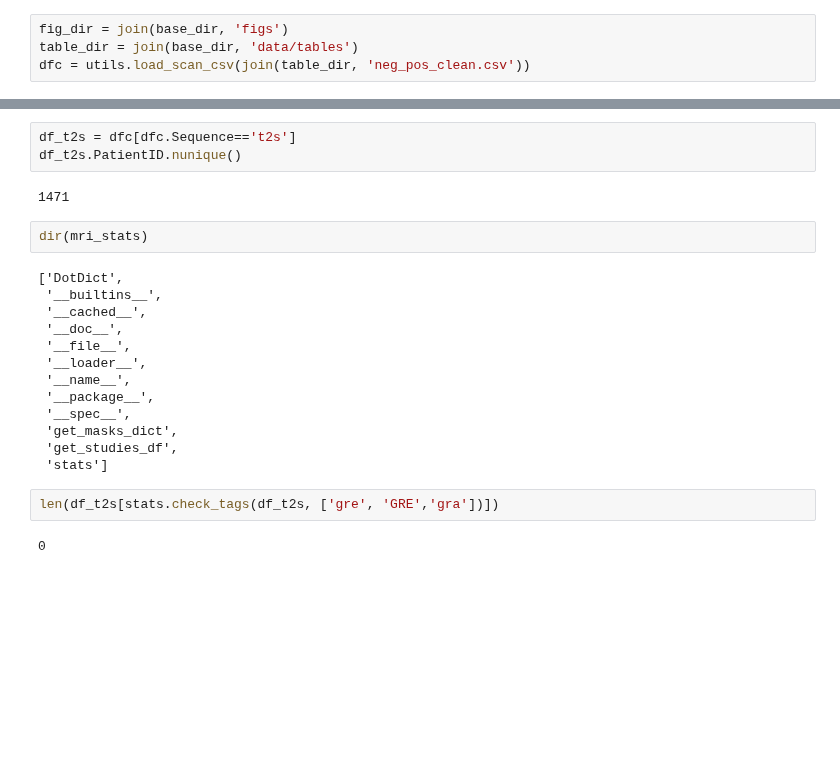
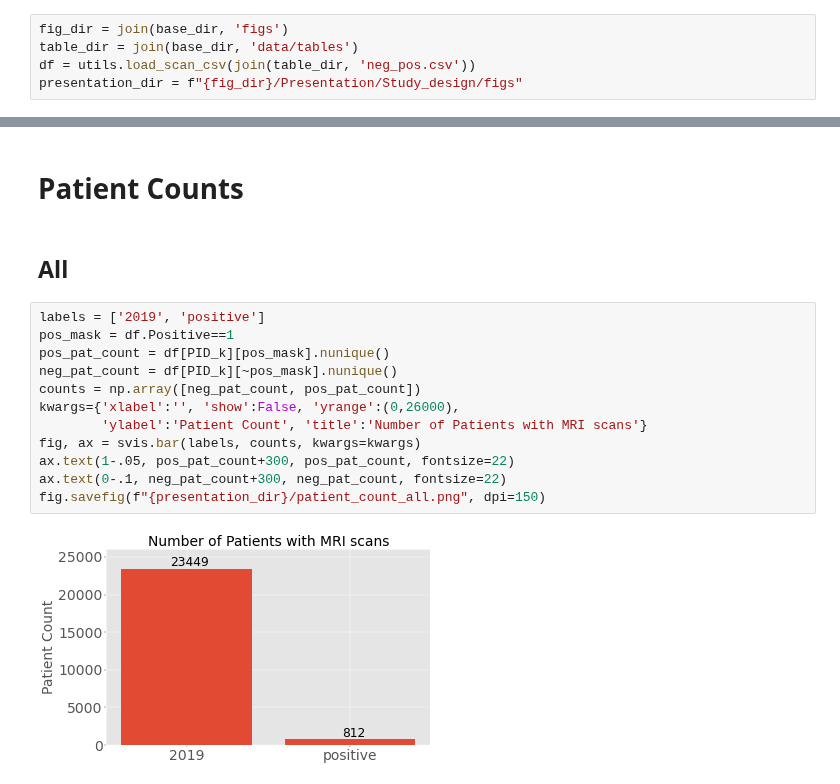
Before and after one commit to Kiril94/Thesis, a Jupyter notebook: Cobra/cobra/ds_notebooks/general_stats.ipynb, the cells around one changed output, grey strips where cells are left out. Drawn from its saved outputs; the diff is of its cells as text; blank space fills up the shorter version.

Commit message:
stats

```diff
--- a/Cobra/cobra/ds_notebooks/general_stats.ipynb
+++ b/Cobra/cobra/ds_notebooks/general_stats.ipynb
@@ -32,4 +47,5 @@ importlib.reload(utils)
 # %%
 fig_dir = join(base_dir, 'figs')
 table_dir = join(base_dir, 'data/tables')
-dfc = utils.load_scan_csv(join(table_dir, 'neg_pos_clean.csv'))
+df = utils.load_scan_csv(join(table_dir, 'neg_pos.csv'))
+presentation_dir = f"{fig_dir}/Presentation/Study_design/figs"
@@ -128,24 +52,18 @@ fig.savefig(join(fig_dir, 'basic_stats','year_month_studies'),dpi=100)
-# %%
-df_t2s = dfc[dfc.Sequence=='t2s']
-df_t2s.PatientID.nunique()
-# %% [output]
-1471
-# %%
-dir(mri_stats)
-# %% [output]
-['DotDict',
- '__builtins__',
- '__cached__',
- '__doc__',
- '__file__',
- '__loader__',
- '__name__',
- '__package__',
- '__spec__',
- 'get_masks_dict',
- 'get_studies_df',
- 'stats']
-# %%
-len(df_t2s[stats.check_tags(df_t2s, ['gre', 'GRE','gra'])])
-# %% [output]
-0
+# %% [markdown]
+# Patient Counts
+# %% [markdown]
+## All
+# %%
+labels = ['2019', 'positive']
+pos_mask = df.Positive==1
+pos_pat_count = df[PID_k][pos_mask].nunique()
+neg_pat_count = df[PID_k][~pos_mask].nunique()
+counts = np.array([neg_pat_count, pos_pat_count])
+kwargs={'xlabel':'', 'show':False, 'yrange':(0,26000),
+        'ylabel':'Patient Count', 'title':'Number of Patients with MRI scans'}
+fig, ax = svis.bar(labels, counts, kwargs=kwargs)
+ax.text(1-.05, pos_pat_count+300, pos_pat_count, fontsize=22)
+ax.text(0-.1, neg_pat_count+300, neg_pat_count, fontsize=22)
+fig.savefig(f"{presentation_dir}/patient_count_all.png", dpi=150)
+# %% [output]
+[figure, added]
```
Also changed, not shown: parts of 19 cells of this notebook, 2 other files.
